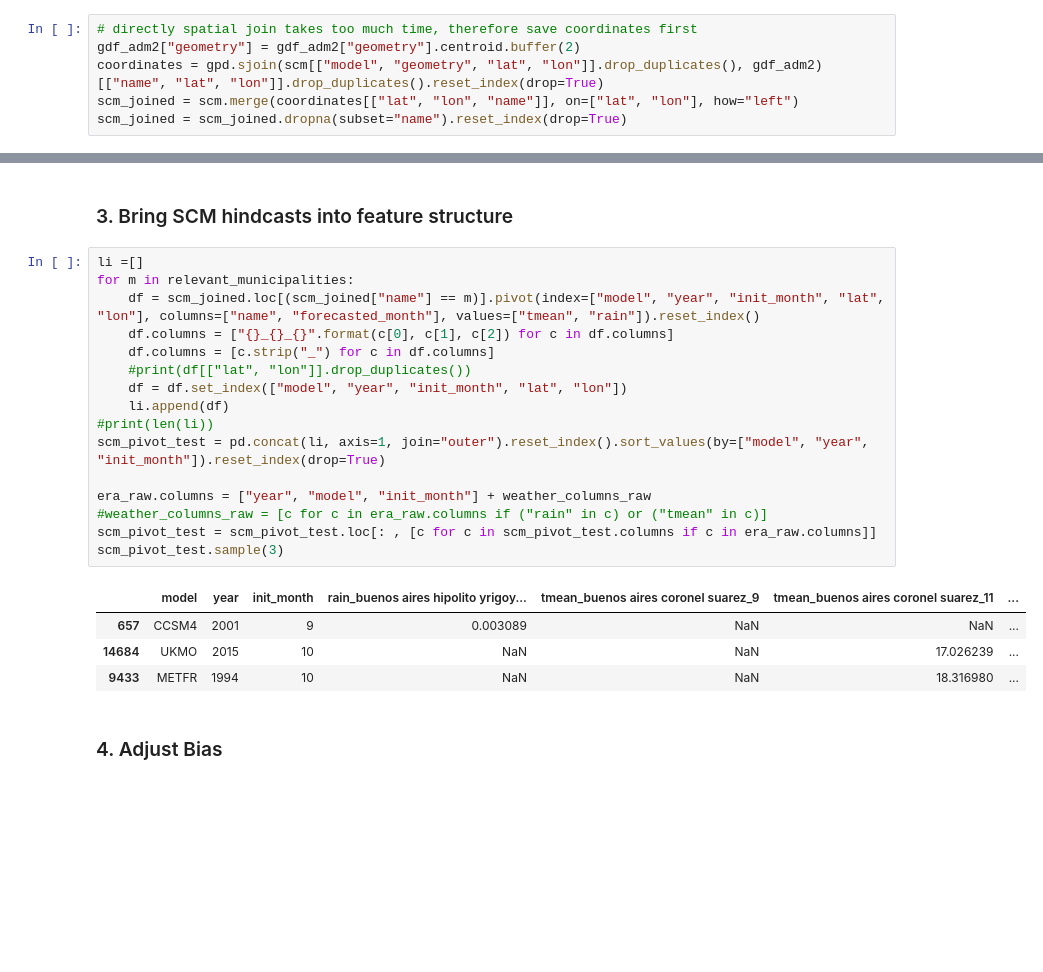
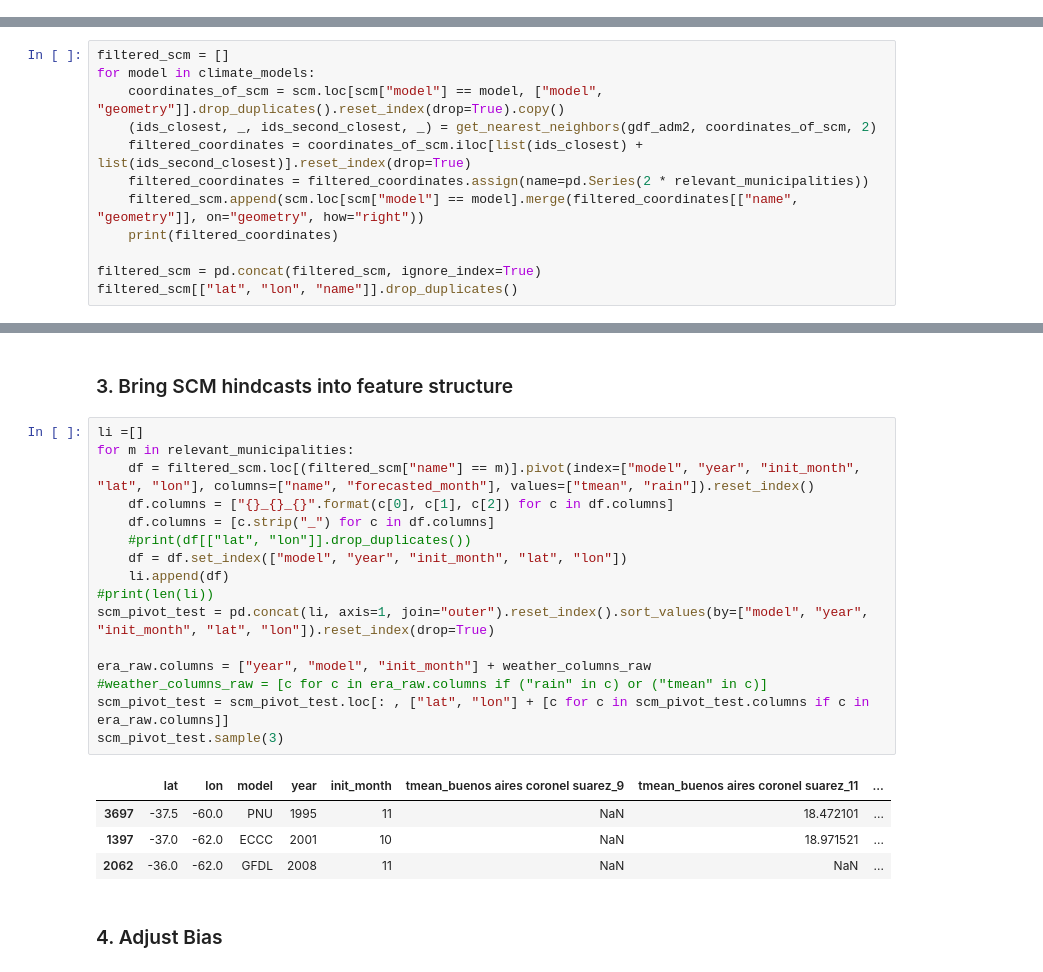
Before and after one commit to mzachow/wheat-yield-forecast-argentina, a Jupyter notebook: 4_prepare_scm_data.ipynb, the cells around one changed output, grey strips where cells are left out. Drawn from its saved outputs; the diff is of its cells as text; blank space fills up the shorter version.

```diff
--- a/4_prepare_scm_data.ipynb
+++ b/4_prepare_scm_data.ipynb
@@ -93,6 +93,0 @@ For each relevant municipality, we select a grid cell location from each SCM tha
-# %%
-# directly spatial join takes too much time, therefore save coordinates first
-gdf_adm2["geometry"] = gdf_adm2["geometry"].centroid.buffer(2)
-coordinates = gpd.sjoin(scm[["model", "geometry", "lat", "lon"]].drop_duplicates(), gdf_adm2)[["name", "lat", "lon"]].drop_duplicates().reset_index(drop=True)
-scm_joined = scm.merge(coordinates[["lat", "lon", "name"]], on=["lat", "lon"], how="left")
-scm_joined = scm_joined.dropna(subset="name").reset_index(drop=True)
@@ -98,0 +137,12 @@ scm_joined = scm_joined.dropna(subset="name").reset_index(drop=True)
+# %%
+filtered_scm = []
+for model in climate_models:
+    coordinates_of_scm = scm.loc[scm["model"] == model, ["model", "geometry"]].drop_duplicates().reset_index(drop=True).copy()
+    (ids_closest, _, ids_second_closest, _) = get_nearest_neighbors(gdf_adm2, coordinates_of_scm, 2)
+    filtered_coordinates = coordinates_of_scm.iloc[list(ids_closest) + list(ids_second_closest)].reset_index(drop=True)
+    filtered_coordinates = filtered_coordinates.assign(name=pd.Series(2 * relevant_municipalities))
+    filtered_scm.append(scm.loc[scm["model"] == model].merge(filtered_coordinates[["name", "geometry"]], on="geometry", how="right"))
+    print(filtered_coordinates)
+
+filtered_scm = pd.concat(filtered_scm, ignore_index=True)
+filtered_scm[["lat", "lon", "name"]].drop_duplicates()
@@ -107,24 +204,24 @@ gpd.GeoDataFrame(scm_joined[["geometry", "lat", "lon"]].drop_duplicates(), geome
 # %%
 li =[]
 for m in relevant_municipalities:
-    df = scm_joined.loc[(scm_joined["name"] == m)].pivot(index=["model", "year", "init_month", "lat", "lon"], columns=["name", "forecasted_month"], values=["tmean", "rain"]).reset_index()
+    df = filtered_scm.loc[(filtered_scm["name"] == m)].pivot(index=["model", "year", "init_month", "lat", "lon"], columns=["name", "forecasted_month"], values=["tmean", "rain"]).reset_index()
     df.columns = ["{}_{}_{}".format(c[0], c[1], c[2]) for c in df.columns]
     df.columns = [c.strip("_") for c in df.columns]
     #print(df[["lat", "lon"]].drop_duplicates())
     df = df.set_index(["model", "year", "init_month", "lat", "lon"])
     li.append(df)
 #print(len(li))
-scm_pivot_test = pd.concat(li, axis=1, join="outer").reset_index().sort_values(by=["model", "year", "init_month"]).reset_index(drop=True)
+scm_pivot_test = pd.concat(li, axis=1, join="outer").reset_index().sort_values(by=["model", "year", "init_month", "lat", "lon"]).reset_index(drop=True)
 
 era_raw.columns = ["year", "model", "init_month"] + weather_columns_raw
 #weather_columns_raw = [c for c in era_raw.columns if ("rain" in c) or ("tmean" in c)]
-scm_pivot_test = scm_pivot_test.loc[: , [c for c in scm_pivot_test.columns if c in era_raw.columns]]
+scm_pivot_test = scm_pivot_test.loc[: , ["lat", "lon"] + [c for c in scm_pivot_test.columns if c in era_raw.columns]]
 scm_pivot_test.sample(3)
 # %% [output]
-|  | model | year | init_month | rain_buenos aires hipolito yrigoy... | tmean_buenos aires coronel suarez_9 | tmean_buenos aires coronel suarez_11 | ... |
-| 657 | CCSM4 | 2001 | 9 | 0.003089 | NaN | NaN | ... |
-| 14684 | UKMO | 2015 | 10 | NaN | NaN | 17.026239 | ... |
-| 9433 | METFR | 1994 | 10 | NaN | NaN | 18.316980 | ... |
+|  | lat | lon | model | year | init_month | tmean_buenos aires coronel suarez_9 | tmean_buenos aires coronel suarez_11 | ... |
+| 3697 | -37.5 | -60.0 | PNU | 1995 | 11 | NaN | 18.472101 | ... |
+| 1397 | -37.0 | -62.0 | ECCC | 2001 | 10 | NaN | 18.971521 | ... |
+| 2062 | -36.0 | -62.0 | GFDL | 2008 | 11 | NaN | NaN | ... |
 # %% [markdown]
 ### 4. Adjust Bias
 # %%
```
Also changed, not shown: parts of 15 cells of this notebook, 5 other files.
